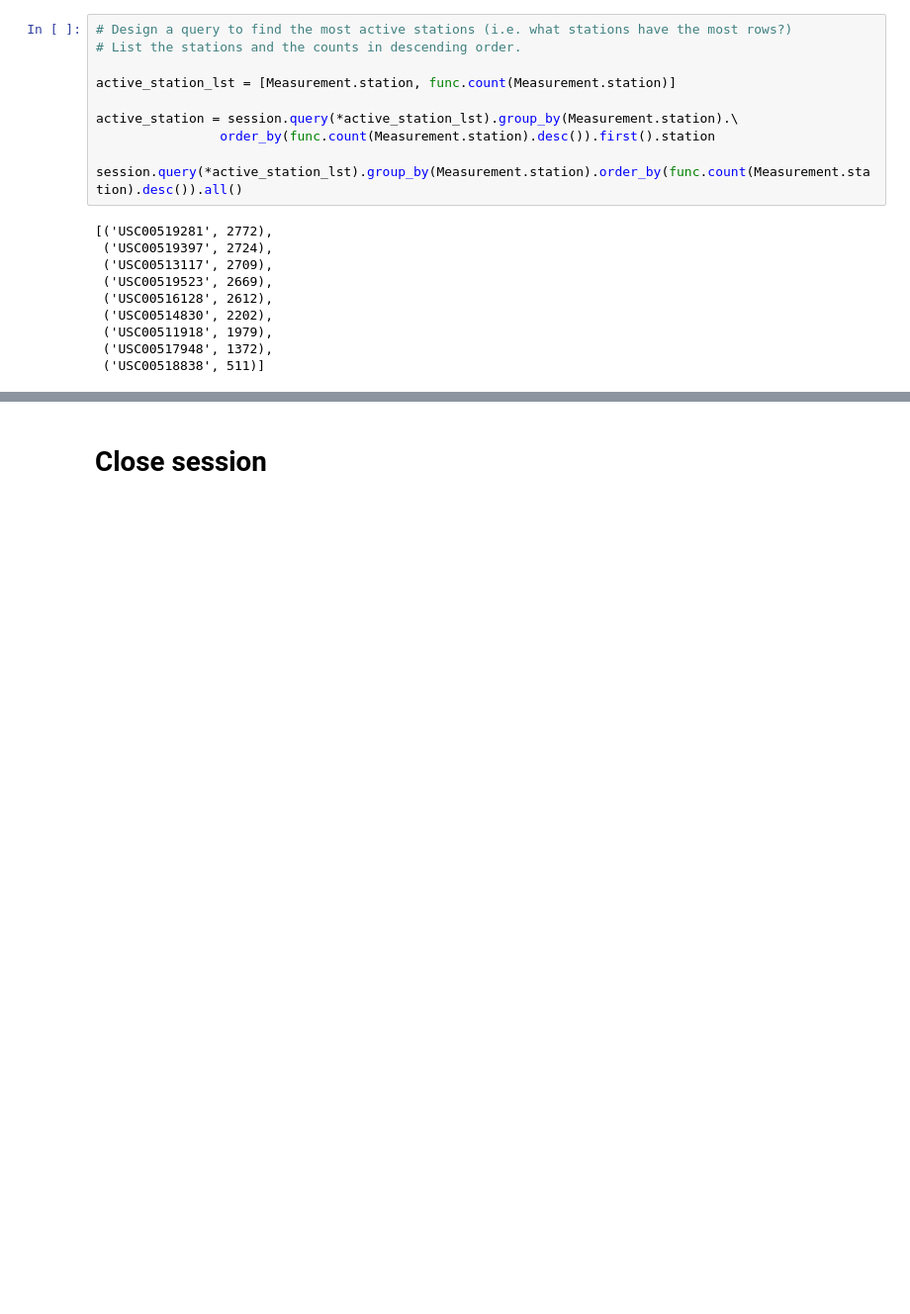
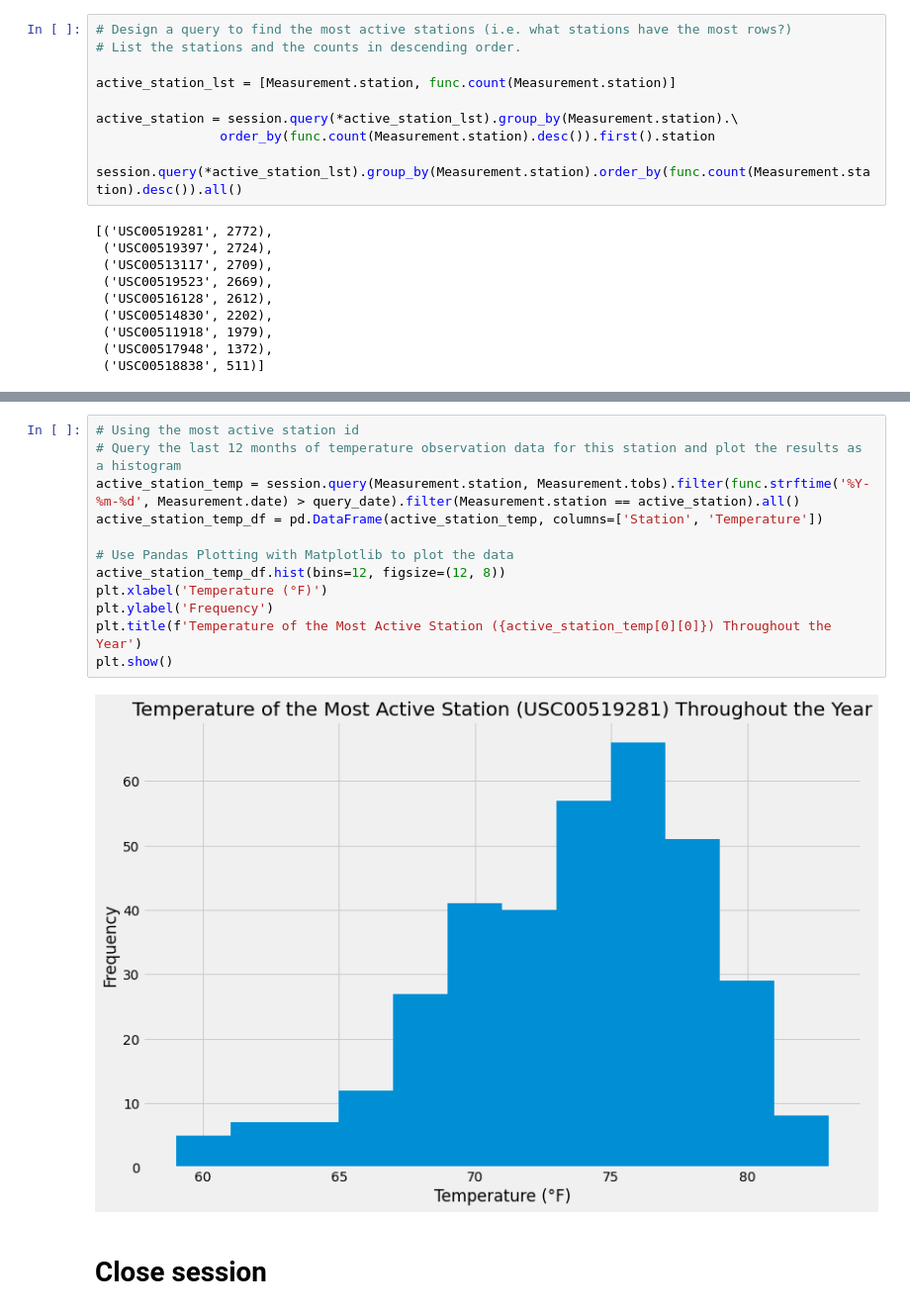
Before and after one commit to ahowellgates/sqlalchemy-challenge, a Jupyter notebook: climate_starter.ipynb, the cells around one changed output, grey strips where cells are left out. Shown: that part at 99% size. Cells and saved outputs as stored; diff of their text form; blank space fills up the shorter version.

```diff
--- a/climate_starter.ipynb
+++ b/climate_starter.ipynb
@@ -118,3 +131,17 @@ session.query(*active_station_lst).group_by(Measurement.station).order_by(func.c
+# %%
+# Using the most active station id
+# Query the last 12 months of temperature observation data for this station and plot the results as a histogram
+active_station_temp = session.query(Measurement.station, Measurement.tobs).filter(func.strftime('%Y-%m-%d', Measurement.date) > query_date).filter(Measurement.station == active_station).all()
+active_station_temp_df = pd.DataFrame(active_station_temp, columns=['Station', 'Temperature'])
+
+# Use Pandas Plotting with Matplotlib to plot the data
+active_station_temp_df.hist(bins=12, figsize=(12, 8))
+plt.xlabel('Temperature (°F)')
+plt.ylabel('Frequency')
+plt.title(f'Temperature of the Most Active Station ({active_station_temp[0][0]}) Throughout the Year')
+plt.show()
+# %% [output]
+[figure, added]
 # %% [markdown]
 # Close session
 # %%
```
Also changed, not shown: parts of 3 cells of this notebook.
